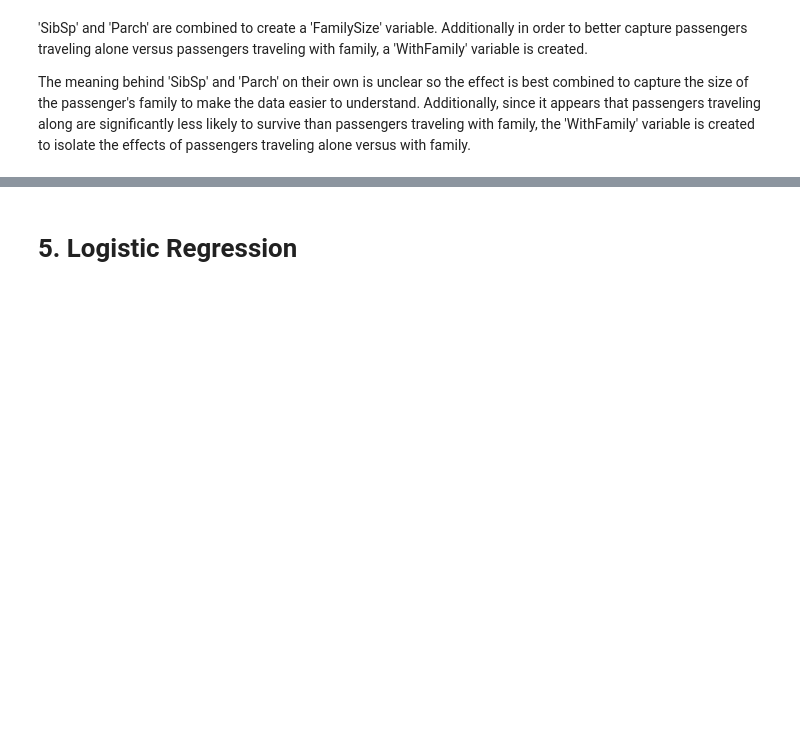
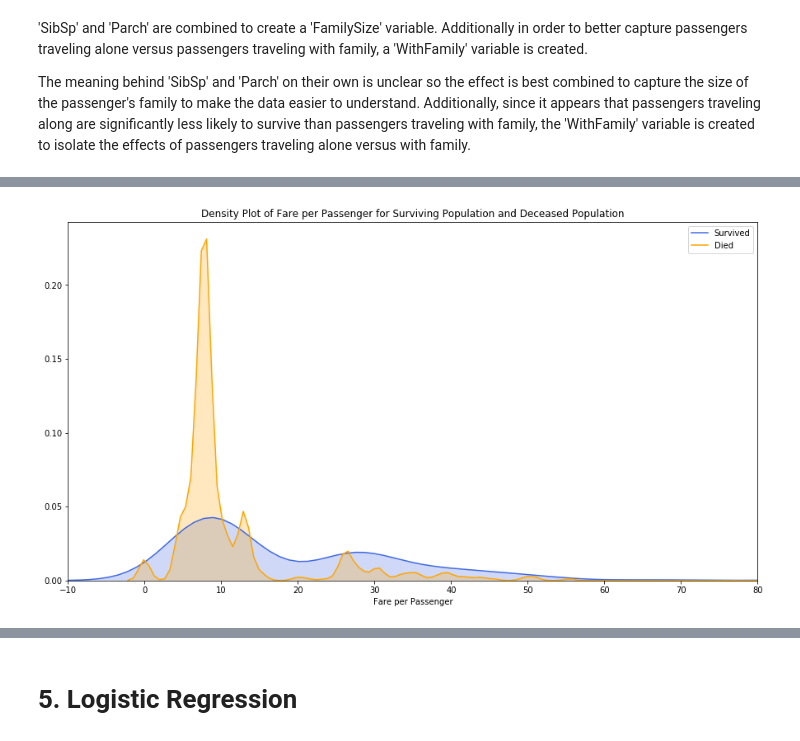
Before and after one commit to mileslucey/titanic_problem, a Jupyter notebook: titanic_analysis.ipynb, the cells around one changed output, grey strips where cells are left out. Cells and saved outputs as stored; diff of their text form; code cells hidden in the pictures; blank space fills up the shorter version.

```diff
--- a/titanic_analysis.ipynb
+++ b/titanic_analysis.ipynb
@@ -669,10 +672,13 @@ plt.show()
 # %%
+# Plot density plots of fares paid per passenger for passengers who survive relative to passengers who die
 plt.figure(figsize=(15,8))
 ax1 = sns.kdeplot(training_data_2['FarePerPassenger'][(training_data_2.Survived == 1)], color='royalblue', shade=True)
 ax2 = sns.kdeplot(training_data_2['FarePerPassenger'][(training_data_2.Survived == 0)], color='orange', shade=True)
 plt.legend(['Survived', 'Died'])
-plt.title('Density Plot of Ticket Fare for Surviving Population and Deceased Population')
+plt.title('Density Plot of Fare per Passenger for Surviving Population and Deceased Population')
 ax2.set(xlabel = 'Fare per Passenger')
 plt.xlim(-10,80)
 plt.show()
+# %% [output]
+[figure, added]
 # %%
```
Also changed, not shown: parts of 152 cells of this notebook, 2 other files.
